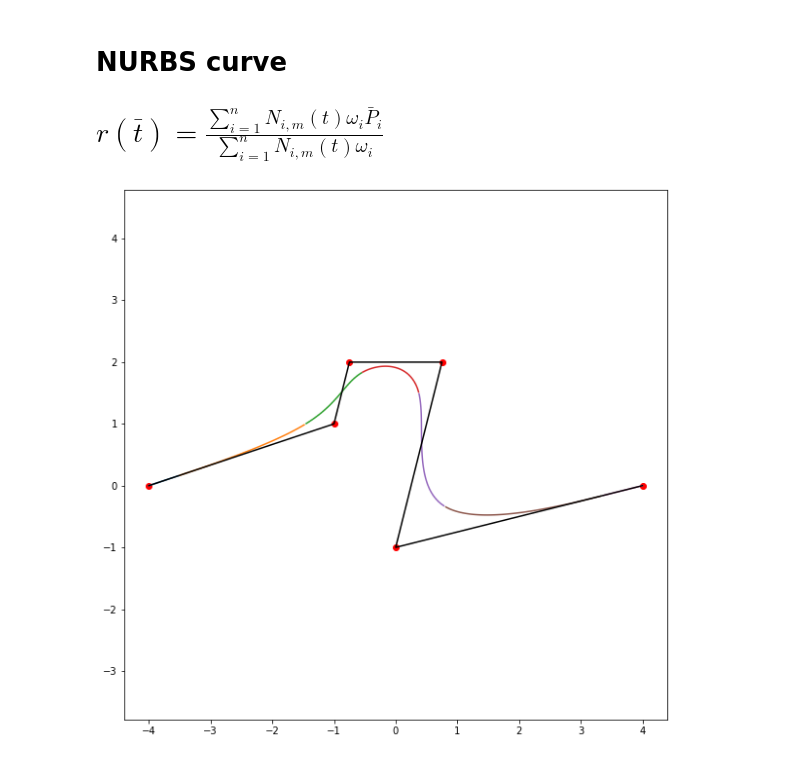
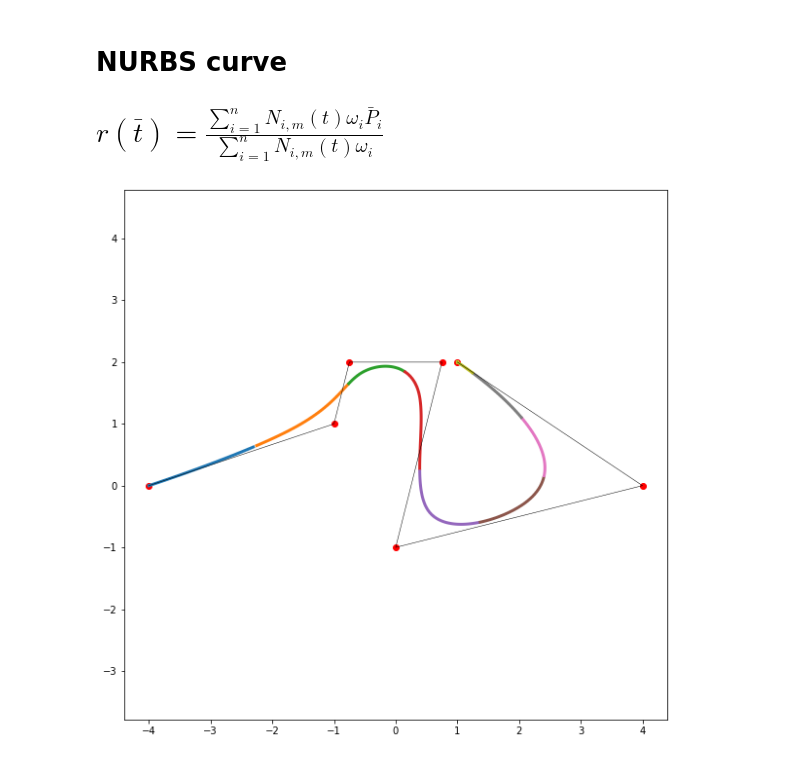
Before and after one commit to kamosevoyan/Computer-Geometry, a Jupyter notebook: Nurbs_curves.ipynb, the cells around one changed output. Saved outputs shown, nothing was run; the diff lists cells and outputs as text; code cells hidden in the pictures.

```diff
--- a/Nurbs_curves.ipynb
+++ b/Nurbs_curves.ipynb
@@ -77,17 +77,22 @@ points = numpy.array([
                         [-0.75, 2],
                         [0.75, 2],
                         [0, -1],
-                        [4, 0]
+                        [4, 0],
+                        [1, 2]
                   ])
 
-weights = numpy.array([1, 1, 1, 1, 1, 1])
+weights = numpy.array([1, 1, 1, 1, 1, 1, 1])
+
+nodes =   numpy.array([1, 2, 3, 4, 5, 6, 9])
 # %%
 degree = 4
 # %%
 nurbs_curve(points,
             weights=weights,
             degree=degree,
             split=True,
+            cascade=True,
+            nodes=nodes,
             density=50)
 # %% [output]
-[figure, old version]
+[figure, new version]
```
Also changed, not shown: parts of 1 cell of this notebook.
